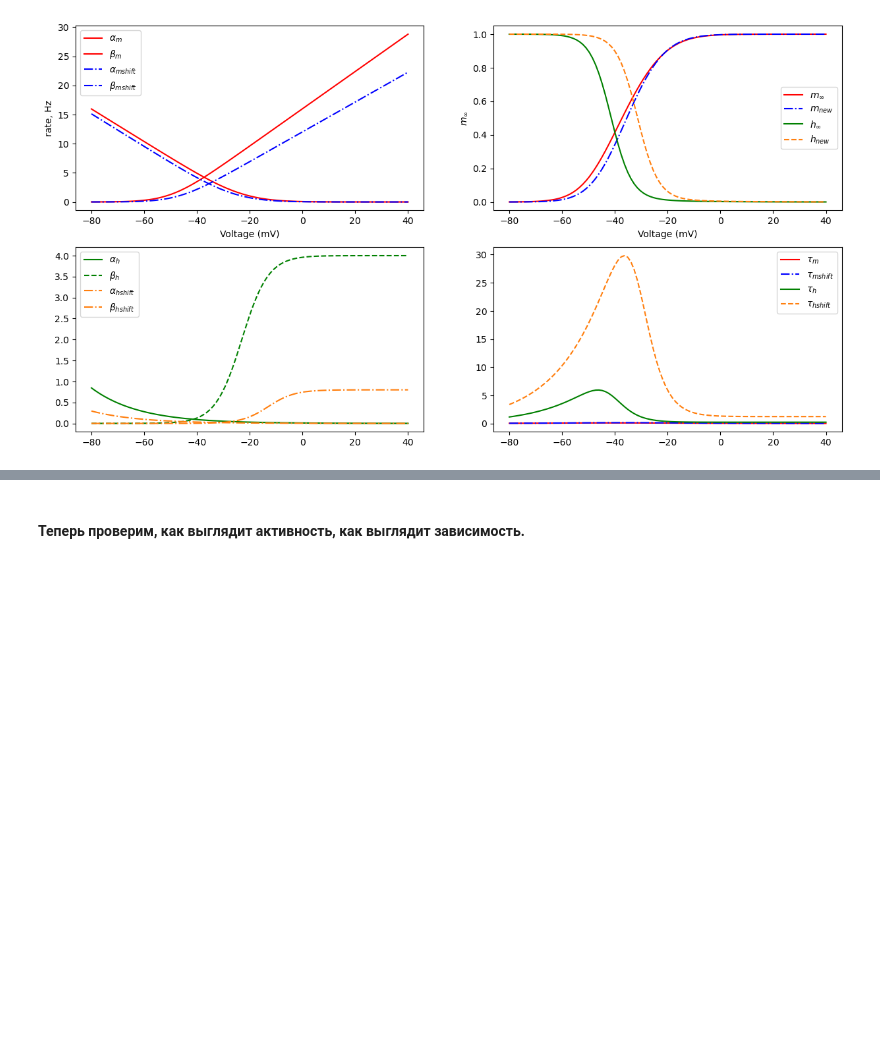
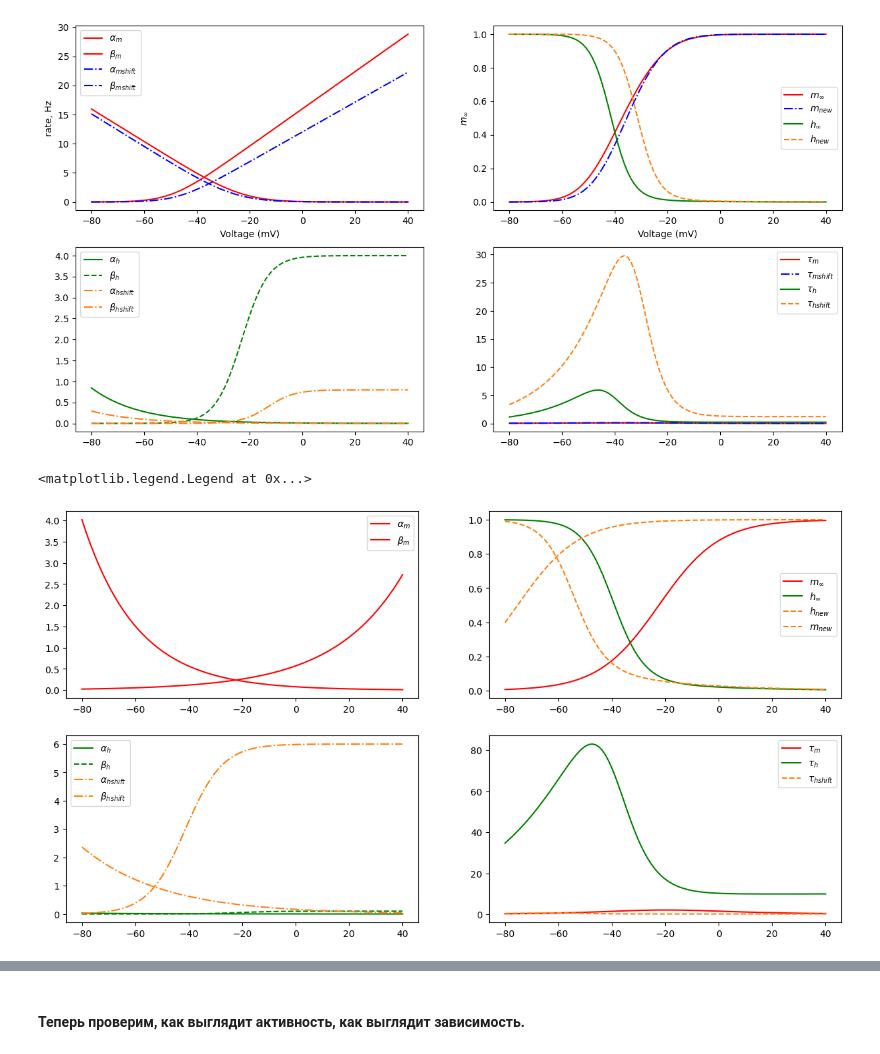
Before and after one commit to shcecter/nocimod, a Jupyter notebook: 3_navs_calibration.ipynb, the cells around one changed output, grey strips where cells are left out. Drawn from its saved outputs; the diff is of its cells as text; code cells hidden in the pictures; blank space fills up the shorter version.

```diff
--- a/3_navs_calibration.ipynb
+++ b/3_navs_calibration.ipynb
@@ -234,3 +239,49 @@ legend()
 # %% [output]
 <matplotlib.legend.Legend at 0x...>
 [figure]
+# %%
+a_ms = exp(0.039 * vv - 0.56)
+b_ms = exp(-0.049 * vv -2.53)
+ms_inf = a_ms / (a_ms + b_ms)
+tau_ms = 1 / (a_ms + b_ms)
+
+a_ms_new = 150*exp(0.039 * (vv + 30) - 0.56)
+b_ms_new = 20*exp(-0.049 * (vv + 30) -2.53)
+ms_inf_new = a_ms_new / (a_ms_new + b_ms_new)
+tau_ms_new = 1 / (a_ms_new + b_ms_new)
+
+a_hs = 0.002 * exp(-vv / 30)
+b_hs = 0.1 / (1 + 0.2 * exp(-(vv + 10)/ 7))
+hs_inf = a_hs / (a_hs + b_hs)
+tau_hs = 1 / (a_hs + b_hs)
+
+a_hs_new = 0.002 * 160 * exp(-(vv + 20) / 30)
+b_hs_new = 0.1 * 60 / (1 + 0.2 * exp(-(vv + 30) / 7))
+hs_inf_new = a_hs_new / (a_hs_new + b_hs_new)
+tau_hs_new = 1 / (a_hs_new + b_hs_new)
+# %%
+figure(figsize=(15,8))
+subplot(2, 2, 1)
+plot(vv, a_ms, "r", label="$\\alpha_m$")
+plot(vv, b_ms, "r", label="$\\beta_m$")
+legend()
+subplot(2, 2, 2)
+plot(vv, ms_inf, "r", label="$m_{\infty}$")
+plot(vv, hs_inf, "g", label="$h_{\infty}$")
+plot(vv, hs_inf_new, "--", color="tab:orange", label="$h_{new}$")
+plot(vv, ms_inf_new, "--", color="tab:orange", label="$m_{new}$")
+legend()
+subplot(2, 2, 3)
+plot(vv, a_hs, "g", label="$\\alpha_h$")
+plot(vv, b_hs, "g--", label="$\\beta_h$")
+plot(vv, a_hs_new, "-.", color="tab:orange", label="$\\alpha_{hshift}$")
+plot(vv, b_hs_new, "-.", color="tab:orange", label="$\\beta_{hshift}$")
+legend()
+subplot(2, 2, 4)
+plot(vv, tau_ms, "r", label="$\\tau_m$")
+plot(vv, tau_hs, "g", label="$\\tau_h$")
+plot(vv, tau_hs_new, "--", color="tab:orange", label="$\\tau_{hshift}$")
+legend()
+# %% [output]
+<matplotlib.legend.Legend at 0x...>
+[figure, added]
```
Also changed, not shown: parts of 6 cells of this notebook, 11 other files.
